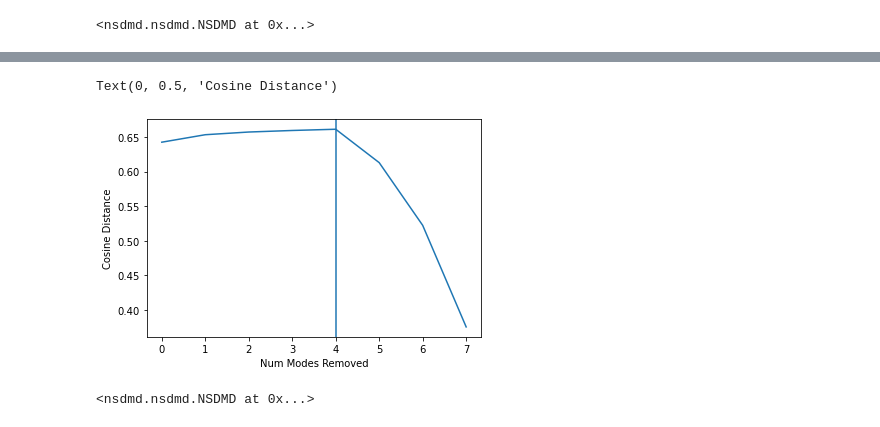
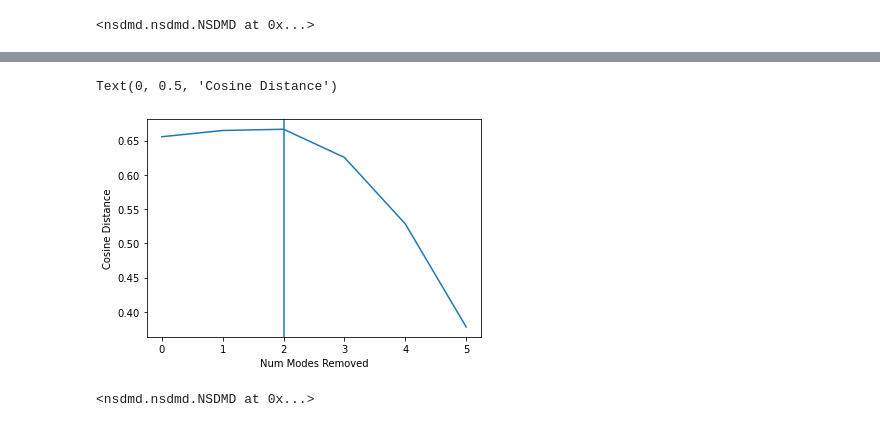
Before and after one commit to learning-2-learn/nsdmd, a Jupyter notebook: examples/two_network_demo.ipynb, the cells around one changed output, grey strips where cells are left out. Drawn from its saved outputs; the diff is of its cells as text; code cells hidden in the pictures.

```diff
--- a/examples/two_network_demo.ipynb
+++ b/examples/two_network_demo.ipynb
@@ -61,4 +76,4 @@ model.fit_opt(x, t)
 # %%
-model.fit_reduction(x, t)
+model.fit_reduction(x, t, t_step)
 # %% [output]
 <nsdmd.nsdmd.NSDMD at 0x...>
@@ -80,9 +80,9 @@ for i in range(len(group_idx)):
 # %%
 plt.plot(model.errors_)
-plt.axvline(4)
+plt.axvline(2)
 plt.xlabel('Num Modes Removed')
 plt.ylabel('Cosine Distance')
 # %% [output]
 Text(0, 0.5, 'Cosine Distance')
-[figure, old version]
+[figure, new version]
 # %%
```
Also changed, not shown: parts of 6 cells of this notebook.
